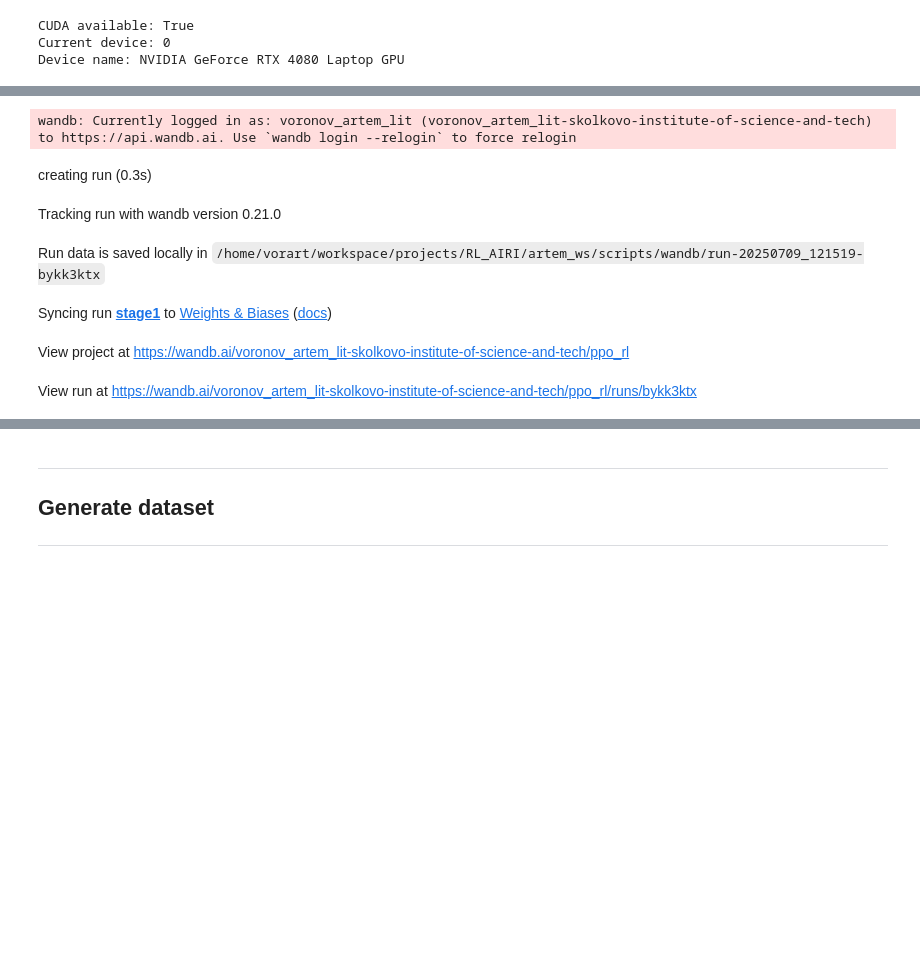
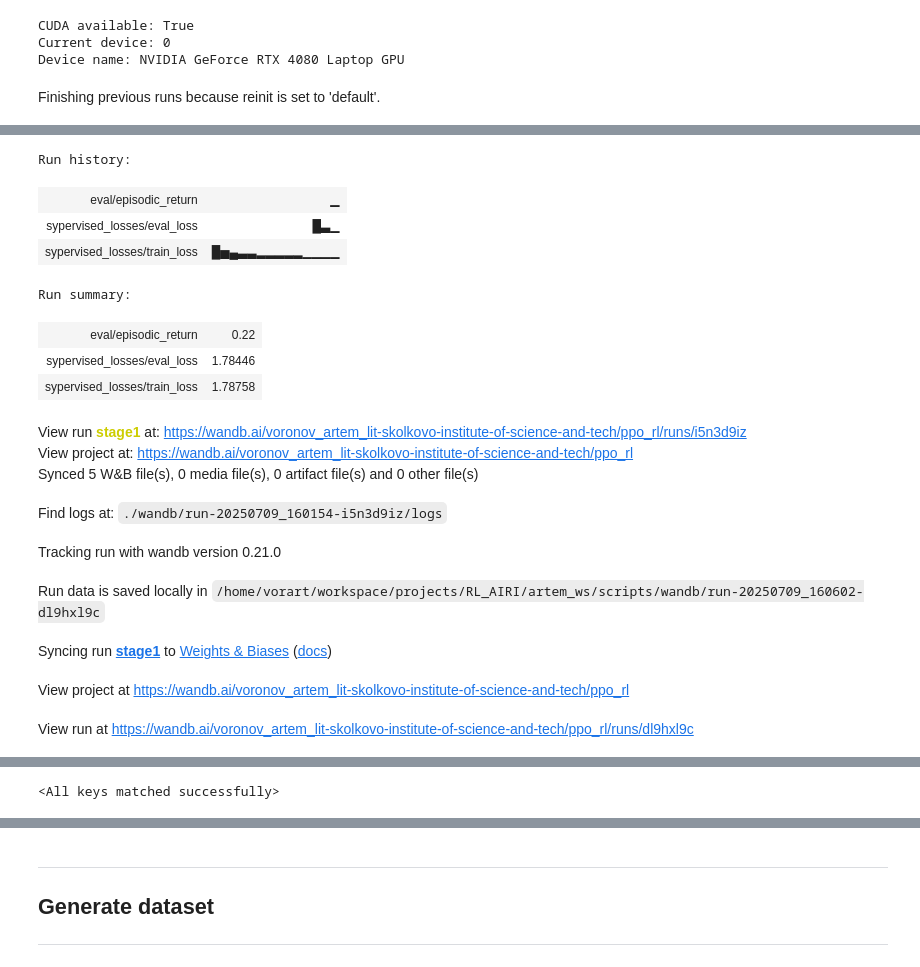
Before and after one commit to AIRI-summer-school/07-distance-to-goal-learning, a Jupyter notebook: artem_ws/scripts/train_stage1.ipynb, the cells around one changed output, grey strips where cells are left out. Saved outputs shown, nothing was run; the diff lists cells and outputs as text; code cells hidden in the pictures; blank space fills up the shorter version.

```diff
--- a/artem_ws/scripts/train_stage1.ipynb
+++ b/artem_ws/scripts/train_stage1.ipynb
@@ -23,7 +23,7 @@ Current device: 0
 Device name: NVIDIA GeForce RTX 4080 Laptop GPU
 # %%
 env_id = 'PointMaze_UMaze-v3'  # Use dense reward for initial training
-train_episodes = 100
+train_episodes = 10000
 max_episode_steps = 512
 seed = 0
 
@@ -33,12 +33,13 @@ gym.register_envs(gymnasium_robotics)
 # Initialize environment
 c = 'c'; U_map = [
     [1, 1, 1, 1, 1],
-    [1, c, 0, 0, 1],
-    [1, 1, 1, 0, 1],
-    [1, c, 0, 0, 1],
+    [1, c, c, c, 1],
+    [1, 1, 1, c, 1],
+    [1, c, c, c, 1],
     [1, 1, 1, 1, 1]
 ]
 builder = EnvBuilder(env_id=env_id, maze_map=U_map, max_episode_steps=max_episode_steps, seed=seed)
 obs_dim, act_dim = builder.get_obs_act_dim()
 agent = ppo_agent.PPOAgent(state_dim=obs_dim, action_dim=act_dim, wandb_name="stage1")
 # %% [output]
+Finishing previous runs because reinit is set to 'default'.
@@ -45,7 +47,17 @@ agent = ppo_agent.PPOAgent(state_dim=obs_dim, action_dim=act_dim, wandb_name="st
-wandb: Currently logged in as: voronov_artem_lit (voronov_artem_lit-skolkovo-institute-of-science-and-tech) to https://api.wandb.ai. Use `wandb login --relogin` to force relogin
+Run history:
-creating run (0.3s)
+| eval/episodic_return | ▁ |
+| sypervised_losses/eval_loss | █▃▁ |
+| sypervised_losses/train_loss | █▅▄▃▃▂▂▂▂▂▁▁▁▁ |
+Run summary:
+| eval/episodic_return | 0.22 |
+| sypervised_losses/eval_loss | 1.78446 |
+| sypervised_losses/train_loss | 1.78758 |
-Tracking run with wandb version 0.21.0
+View run stage1 at: https://wandb.ai/voronov_artem_lit-skolkovo-institute-of-science-and-tech/ppo_rl/runs/i5n3d9iz
+View project at: https://wandb.ai/voronov_artem_lit-skolkovo-institute-of-science-and-tech/ppo_rl
+Synced 5 W&B file(s), 0 media file(s), 0 artifact file(s) and 0 other file(s)
-Run data is saved locally in /home/vorart/workspace/projects/RL_AIRI/artem_ws/scripts/wandb/run-20250709_121519-bykk3ktx
+Find logs at: ./wandb/run-20250709_160154-i5n3d9iz/logs
-Syncing run stage1 to Weights & Biases (docs)
+Tracking run with wandb version 0.21.0
-View project at https://wandb.ai/voronov_artem_lit-skolkovo-institute-of-science-and-tech/ppo_rl
+Run data is saved locally in /home/vorart/workspace/projects/RL_AIRI/artem_ws/scripts/wandb/run-20250709_160602-dl9hxl9c
-View run at https://wandb.ai/voronov_artem_lit-skolkovo-institute-of-science-and-tech/ppo_rl/runs/bykk3ktx
+Syncing run stage1 to Weights & Biases (docs)
+View project at https://wandb.ai/voronov_artem_lit-skolkovo-institute-of-science-and-tech/ppo_rl
+View run at https://wandb.ai/voronov_artem_lit-skolkovo-institute-of-science-and-tech/ppo_rl/runs/dl9hxl9c
@@ -52,3 +81,8 @@ View run at https://wandb.ai/voronov_artem_lit-skolkovo-institute-of-science-and
+# %%
+model_path = "models/ppo_agent_stage1_good.pth"
+agent.ac.load_state_dict(torch.load(model_path))
+# %% [output]
+<All keys matched successfully>
 # %%
 # Train
 env = builder()
```
Also changed, not shown: parts of 9 cells of this notebook, 3 other files.
